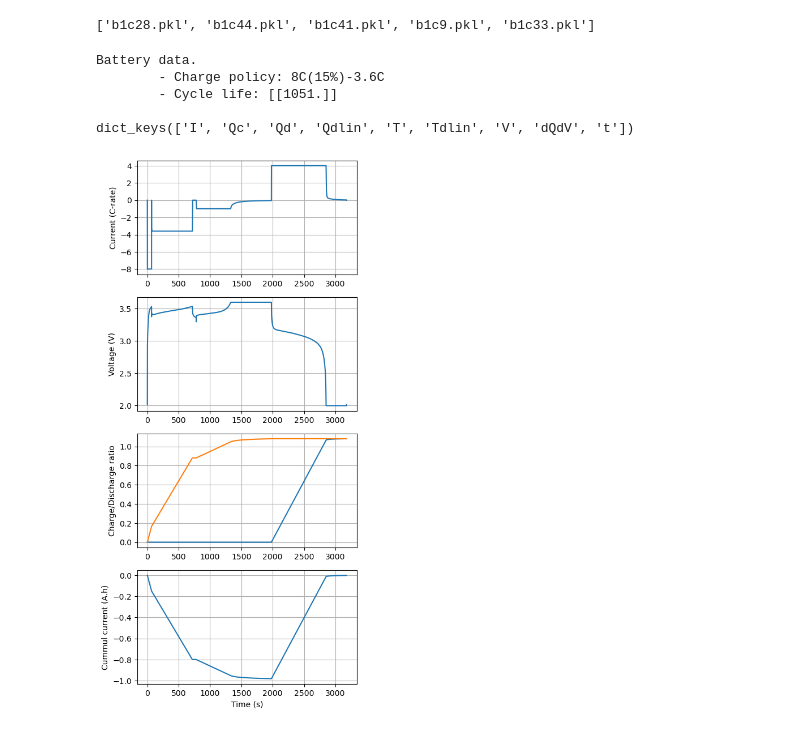
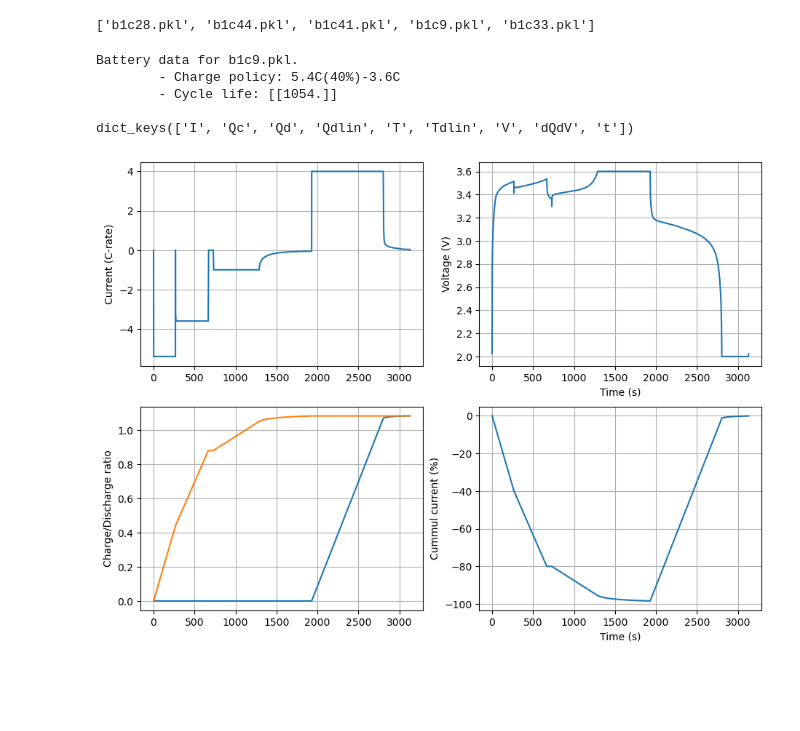
Before and after one commit to SarvTex/june_sciml_workshop, a Jupyter notebook: 14_pybammSeversonCompare.ipynb, the cells around one changed output. Cells and saved outputs as stored; diff of their text form; code cells hidden in the pictures; blank space fills up the shorter version.

```diff
--- a/14_pybammSeversonCompare.ipynb
+++ b/14_pybammSeversonCompare.ipynb
@@ -58,7 +70,7 @@ files
 idx = np.random.randint(0, len(files))
 file = pd.read_pickle(os.path.join(DIR_PATH, files[idx]))
 # print file data:
-print(f"Battery data.\n",
+print(f"Battery data for {files[idx]}.\n",
       f"\t- Charge policy: {file['charge_policy']}\n",
       f"\t- Cycle life: {file['cycle_life']}\n")
 
@@ -66,37 +78,38 @@ print(f"Battery data.\n",
 batt_cycles = file['cycles']
 print(batt_cycles['1'].keys())
 # %% [output]
-Battery data.
-        - Charge policy: 8C(15%)-3.6C
-        - Cycle life: [[1051.]]
+Battery data for b1c9.pkl.
+        - Charge policy: 5.4C(40%)-3.6C
+        - Cycle life: [[1054.]]
 
 dict_keys(['I', 'Qc', 'Qd', 'Qdlin', 'T', 'Tdlin', 'V', 'dQdV', 't'])
 # %%
 def nth_cycle_data(severson_cycle_data, n_index):
     # make things slightly more convinient
     return severson_cycle_data[str(n_index + 1)]
 
 ## inherit some cycle data and plot it
 cyc = nth_cycle_data(batt_cycles, 1)
-fig, (ax1,ax2,ax3,ax4) = plt.subplots(4,1, figsize=(5,12))
+fig, (ax1,ax2) = plt.subplots(2,2, figsize=(11,8))
 
 # current
-ax1.plot(cyc['t']*60, -cyc['I'])
-ax1.set_ylabel("Current (C-rate)")
-ax1.grid(True)
+ax1[0].plot(cyc['t']*60, -cyc['I'])
+ax1[0].set_ylabel("Current (C-rate)")
+ax1[0].grid(True)
 # voltage
-ax2.plot(cyc['t']*60, cyc['V'])
-ax2.set_ylabel("Voltage (V)")
-ax2.grid(True)
+ax1[1].plot(cyc['t']*60, cyc['V'])
+ax1[1].set_ylabel("Voltage (V)")
+ax1[1].set_xlabel("Time (s)")
+ax1[1].grid(True)
 # charge/discharge
-ax3.plot(cyc['t']*60, cyc['Qd'])
-ax3.plot(cyc['t']*60, cyc['Qc'])
-ax3.set_ylabel("Charge/Discharge ratio")
-ax3.grid(True)
+ax2[0].plot(cyc['t']*60, cyc['Qd'])
+ax2[0].plot(cyc['t']*60, cyc['Qc'])
+ax2[0].set_ylabel("Charge/Discharge ratio")
+ax2[0].grid(True)
 # cummul current
-ax4.plot(cyc['t'][1:]*60, np.cumsum(np.multiply( -cyc['I'][1:]/3600 , (cyc['t'][1:]-cyc['t'][0:-1])*60 )))
-ax4.set_ylabel("Cummul current (A.h)")
-ax4.set_xlabel("Time (s)")
-ax4.grid(True)
+ax2[1].plot(cyc['t'][1:]*60, 100*np.cumsum(np.multiply( -cyc['I'][1:]/3600 , (cyc['t'][1:]-cyc['t'][0:-1])*60 )))
+ax2[1].set_ylabel("Cummul current (%)")
+ax2[1].set_xlabel("Time (s)")
+ax2[1].grid(True)
 # %% [output]
-[figure, old version]
+[figure, new version]
```
Also changed, not shown: parts of 1 cell of this notebook.
